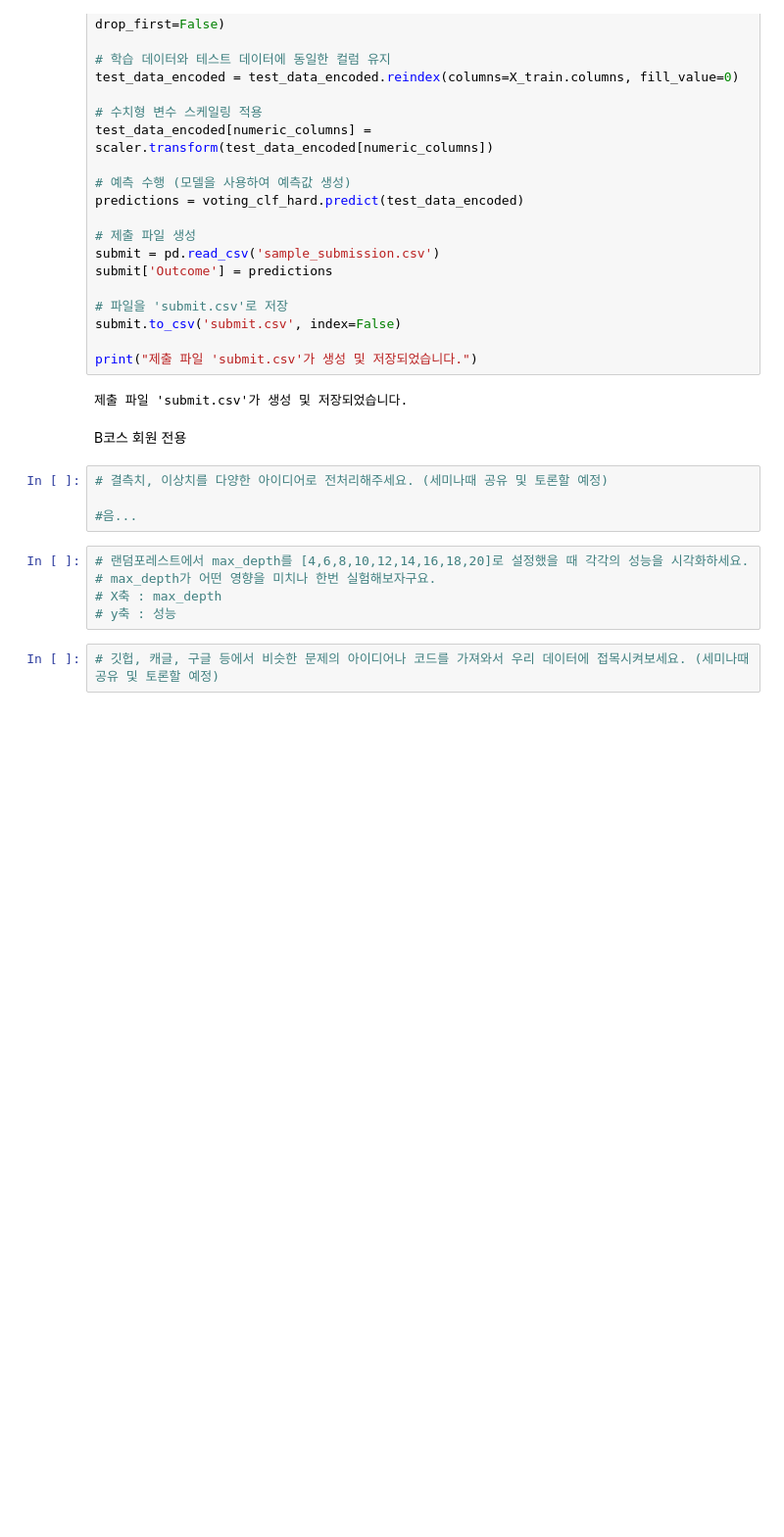
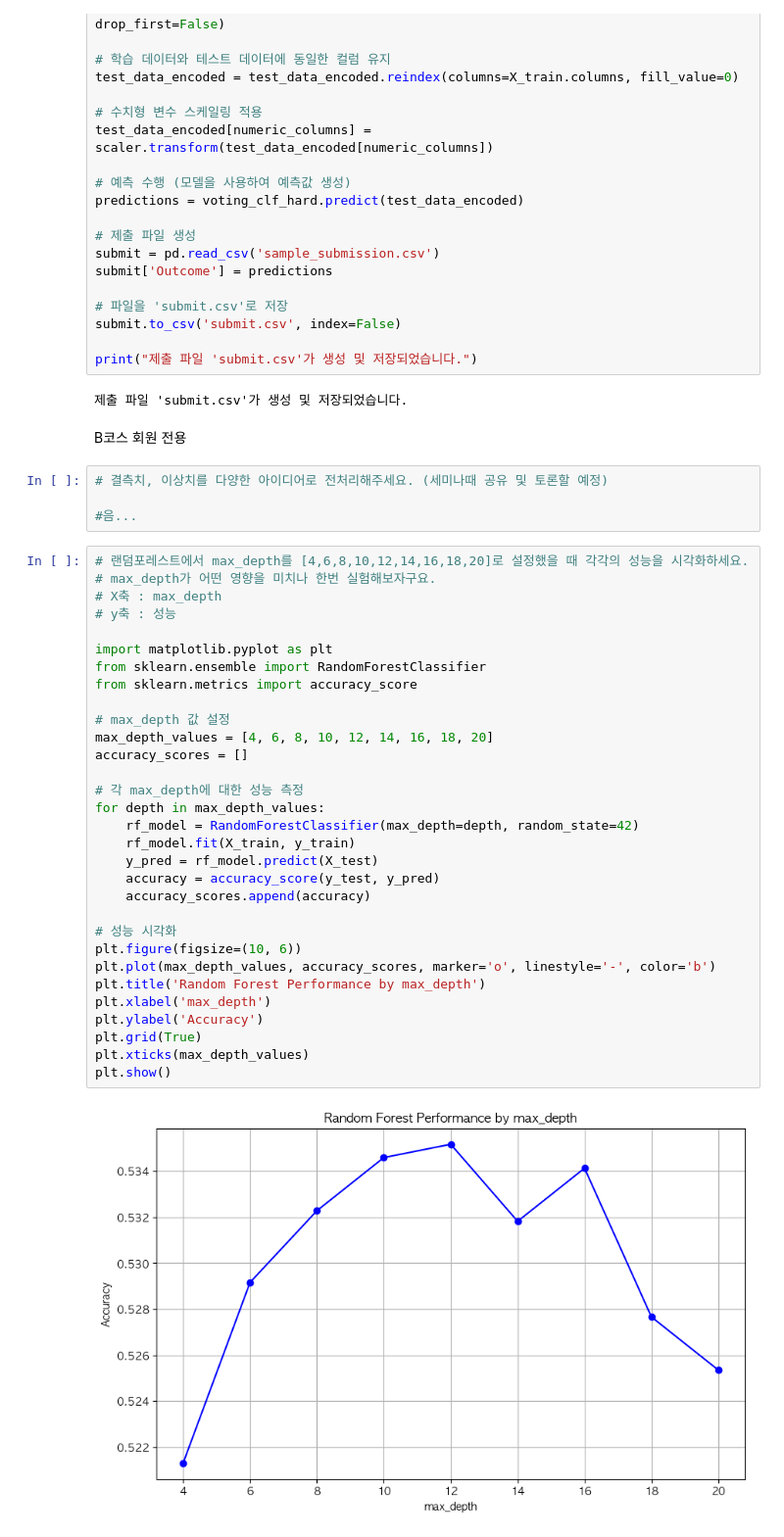
Before and after one commit to Hwang9170/JBIG_AI_1, a Jupyter notebook: JBIG코드과제_분류_1주차.ipynb, the cells around one changed output. Shown at 98% size. Cells and saved outputs as stored; diff of their text form; blank space fills up the shorter version.

```diff
--- a/JBIG코드과제_분류_1주차.ipynb
+++ b/JBIG코드과제_분류_1주차.ipynb
@@ -682,10 +682,36 @@ B코스 회원 전용
 # 결측치, 이상치를 다양한 아이디어로 전처리해주세요. (세미나때 공유 및 토론할 예정)
 
 #음...
-# %%
-# 랜덤포레스트에서 max_depth를 [4,6,8,10,12,14,16,18,20]로 설정했을 때 각각의 성능을 시각화하세요.
-# max_depth가 어떤 영향을 미치나 한번 실험해보자구요.
-# X축 : max_depth
-# y축 : 성능
-# %%
-# 깃헙, 캐글, 구글 등에서 비슷한 문제의 아이디어나 코드를 가져와서 우리 데이터에 접목시켜보세요. (세미나때 공유 및 토론할 예정)
+# %%
+# 랜덤포레스트에서 max_depth를 [4,6,8,10,12,14,16,18,20]로 설정했을 때 각각의 성능을 시각화하세요.
+# max_depth가 어떤 영향을 미치나 한번 실험해보자구요.
+# X축 : max_depth
+# y축 : 성능
+
+import matplotlib.pyplot as plt
+from sklearn.ensemble import RandomForestClassifier
+from sklearn.metrics import accuracy_score
+
+# max_depth 값 설정
+max_depth_values = [4, 6, 8, 10, 12, 14, 16, 18, 20]
+accuracy_scores = []
+
+# 각 max_depth에 대한 성능 측정
+for depth in max_depth_values:
+    rf_model = RandomForestClassifier(max_depth=depth, random_state=42)
+    rf_model.fit(X_train, y_train)
+    y_pred = rf_model.predict(X_test)
+    accuracy = accuracy_score(y_test, y_pred)
+    accuracy_scores.append(accuracy)
+
+# 성능 시각화
+plt.figure(figsize=(10, 6))
+plt.plot(max_depth_values, accuracy_scores, marker='o', linestyle='-', color='b')
+plt.title('Random Forest Performance by max_depth')
+plt.xlabel('max_depth')
+plt.ylabel('Accuracy')
+plt.grid(True)
+plt.xticks(max_depth_values)
+plt.show()
+# %% [output]
+[figure, added]
```
Also changed, not shown: parts of 1 cell of this notebook.
